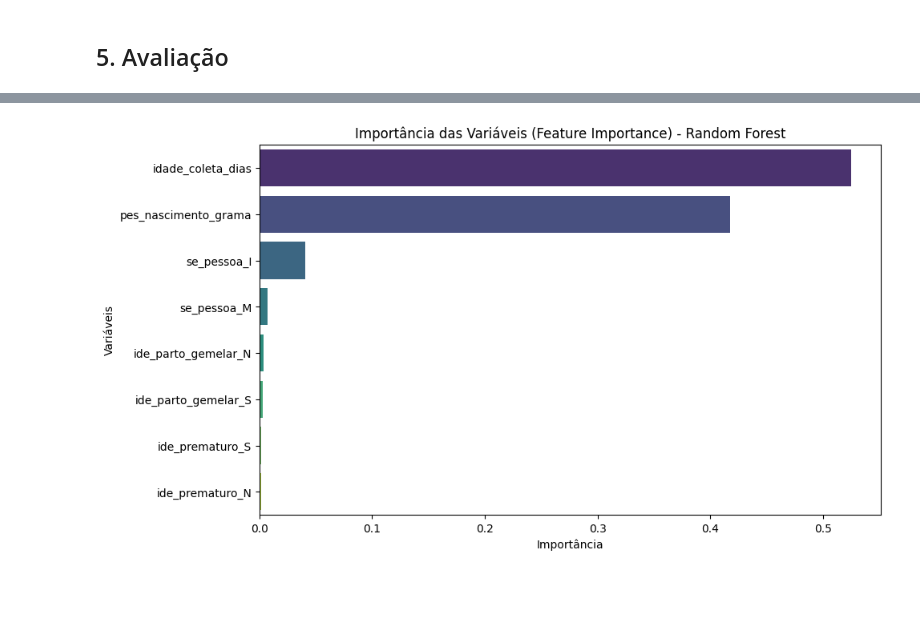
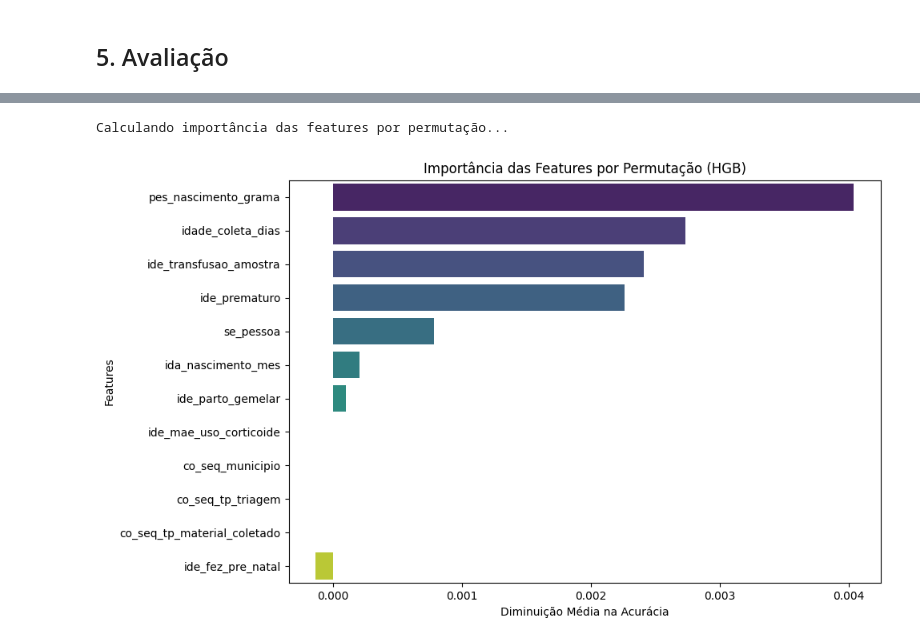
Before and after one commit to brunoteixeira042/Analise_Teste_Pezinho, a Jupyter notebook: Analise4_ML_Preditivo.ipynb, the cells around one changed output, grey strips where cells are left out. Drawn from its saved outputs; the diff is of its cells as text; code cells hidden in the pictures; blank space fills up the shorter version.

Commit message:
feat: refina modelo preditivo com HistGradientBoosting e novas features

```diff
--- a/Analise4_ML_Preditivo.ipynb
+++ b/Analise4_ML_Preditivo.ipynb
@@ -19,10 +20,10 @@ warnings.filterwarnings('ignore')
 ## 1. Carregamento dos Dados
 # %%
 # Carregando tabelas principais
-cols_pessoa = ['co_seq_pessoa', 'se_pessoa', 'dt_nascimento', 'pes_nascimento_grama', 'ida_nascimento_mes', 'ide_prematuro', 'ide_parto_gemelar', 'ide_fez_pre_natal', 'ide_mae_uso_corticoide']
+cols_pessoa = ['co_seq_pessoa', 'se_pessoa', 'dt_nascimento', 'pes_nascimento_grama', 'ida_nascimento_mes', 'ide_prematuro', 'ide_parto_gemelar', 'ide_fez_pre_natal', 'ide_mae_uso_corticoide', 'co_seq_tp_triagem', 'co_seq_municipio']
 df_pessoa = pd.read_csv('./datasets2/tb_pessoa.csv', usecols=cols_pessoa, low_memory=False)
 
-cols_amostra = ['co_seq_amostra', 'co_seq_pessoa', 'dt_col_amostra', 'dt_rec_amostra']
+cols_amostra = ['co_seq_amostra', 'co_seq_pessoa', 'dt_col_amostra', 'dt_rec_amostra', 'co_seq_tp_material_coletado', 'ide_transfusao_amostra']
 df_amostra = pd.read_csv('./datasets1/tb_amostra.csv', usecols=cols_amostra, low_memory=False)
 
 cols_paciente = ['co_seq_paciente', 'co_seq_pessoa']
@@ -193,16 +229,20 @@ weighted avg       1.00      0.95      0.97    138619
 # %%
-# Importância das features na Floresta Aleatória
+# Importância das features por permutação para o HistGradientBoosting
+print("Calculando importância das features por permutação...")
+result = permutation_importance(hgb, X_test, y_test, n_repeats=5, random_state=42, n_jobs=-1)
 feature_importances = pd.DataFrame(
-    rf.feature_importances_,
-    index = X_train.columns,
-    columns=['importance']
-).sort_values('importance', ascending=False)
+    result.importances_mean,
+    index = X_test.columns,
+    columns = ['importance']
+).sort_values(by='importance', ascending=False)
 
 plt.figure(figsize=(10, 6))
-sns.barplot(x='importance', y=feature_importances.index, data=feature_importances, palette='viridis')
-plt.title('Importância das Variáveis (Feature Importance) - Random Forest')
-plt.xlabel('Importância')
-plt.ylabel('Variáveis')
+sns.barplot(x=feature_importances['importance'], y=feature_importances.index, palette='viridis')
+plt.title('Importância das Features por Permutação (HGB)')
+plt.xlabel('Diminuição Média na Acurácia')
+plt.ylabel('Features')
+plt.tight_layout()
 plt.show()
 # %% [output]
+Calculando importância das features por permutação...
-[figure, old version]
+[figure, new version]
```
Also changed, not shown: parts of 5 cells of this notebook, 1 other file.
